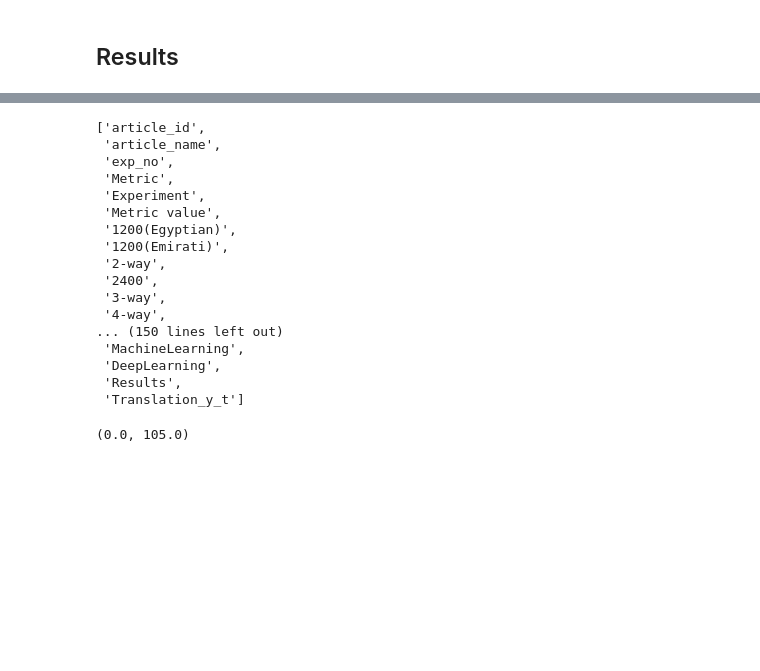
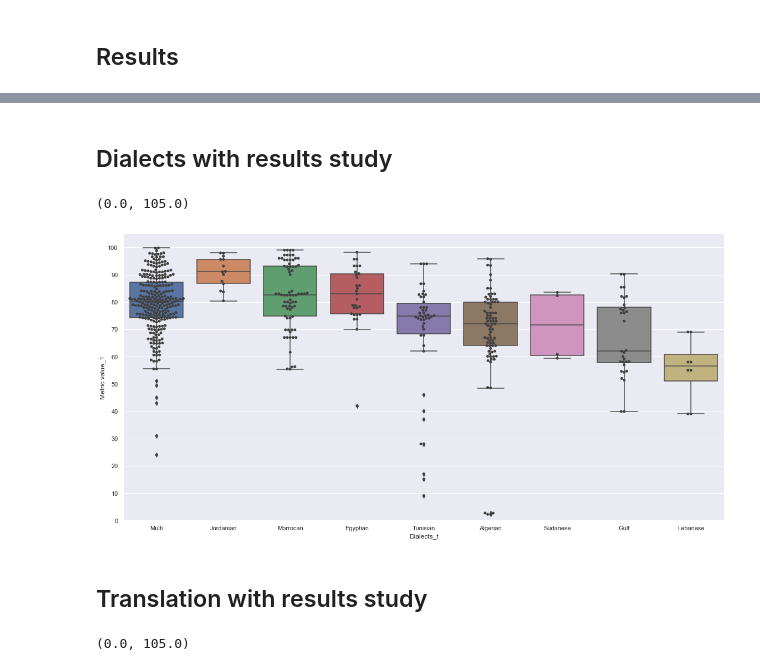
Before and after one commit to YassirMatrane/slr_phd, a Jupyter notebook: SLR-jupyter.ipynb, the cells around one changed output, grey strips where cells are left out. Drawn from its saved outputs; the diff is of its cells as text; code cells hidden in the pictures; blank space fills up the shorter version.

```diff
--- a/SLR-jupyter.ipynb
+++ b/SLR-jupyter.ipynb
@@ -643,26 +639,9 @@ merged_df_approaches = pd.merge(merged_df, df, left_on='article_name', right_on=
 merged_df_approaches["Approach"] = merged_df_approaches["Approach"].apply(lambda x:"Hybrid" if "Hybrid" in x else("Machine learning" if "ML" in x else "Lexion based"))
 merged_df_approaches["Negation"] = merged_df_approaches["Negation"].apply(lambda x: "Yes" if x==1 else "No")
 merged_df_approaches["Translation_y_t"] = merged_df_approaches["Translation_y"].apply(lambda x: "Yes" if type(x)==str and "1" in x else ("Yes" if type(x)==int and x==1 else ("No" if type(x)==str and "0" in x else "No")))
+merged_df_approaches["Transliteration_x_t"] = merged_df_approaches["Transliteration_y"].apply(lambda x: "Yes" if type(x)==str and "1" in x else ("Yes" if type(x)==int and x==1 else ("No" if type(x)==str and "0" in x else "No")))
-# %%
-list(merged_df_approaches.columns)
-# %% [output]
-['article_id',
- 'article_name',
- 'exp_no',
- 'Metric',
- 'Experiment',
- 'Metric value',
- '1200(Egyptian)',
- '1200(Emirati)',
- '2-way',
- '2400',
- '3-way',
- '4-way',
-... (150 lines left out)
- 'MachineLearning',
- 'DeepLearning',
- 'Results',
- 'Translation_y_t']
+# %%
+merged_df_approaches["Dialects_t"] = merged_df_approaches["Dialects"].apply(lambda x: "Multi" if "Multi" in x else ("Gulf" if "Gulf" in x else x))
 # %%
 tr = []
 met = []
@@ -678,6 +657,21 @@ for i, row in merged_df_approaches.iterrows():
         continue
     met.append(row["Metric value_1"])
 Translation_df = pd.DataFrame({"Translation":tr,"Metric value_1":met})
+# %% [markdown]
+## Dialects with results study
+# %%
+sns.set(rc={'figure.figsize':(17,15)})
+sns.catplot(x="Dialects_t", y="Metric value_1",
+            kind="box", dodge=False, data=merged_df_approaches,aspect = 2,height = 8)
+ax = sns.swarmplot(x="Dialects_t", y="Metric value_1", data=merged_df_approaches, color=".25")
+ax.set_yticks(range(0, 105, 10))
+#WithoutNeutral
+plt.ylim(0,105)
+# %% [output]
+(0.0, 105.0)
+[figure, added]
+# %% [markdown]
+## Translation with results study
 # %%
 sns.set(rc={'figure.figsize':(15,14)})
 sns.catplot(x="Translation", y="Metric value_1",
```
Also changed, not shown: parts of 4 cells of this notebook.
